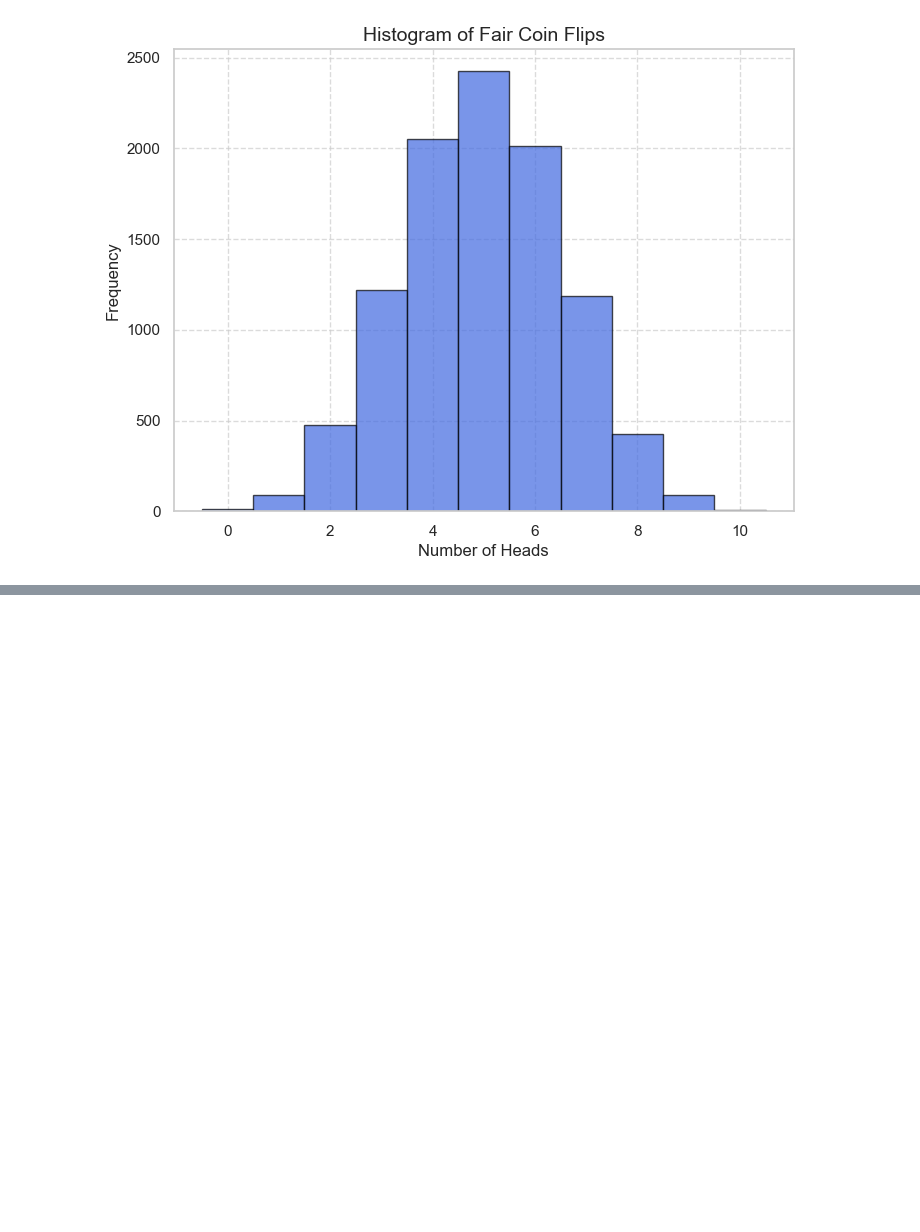
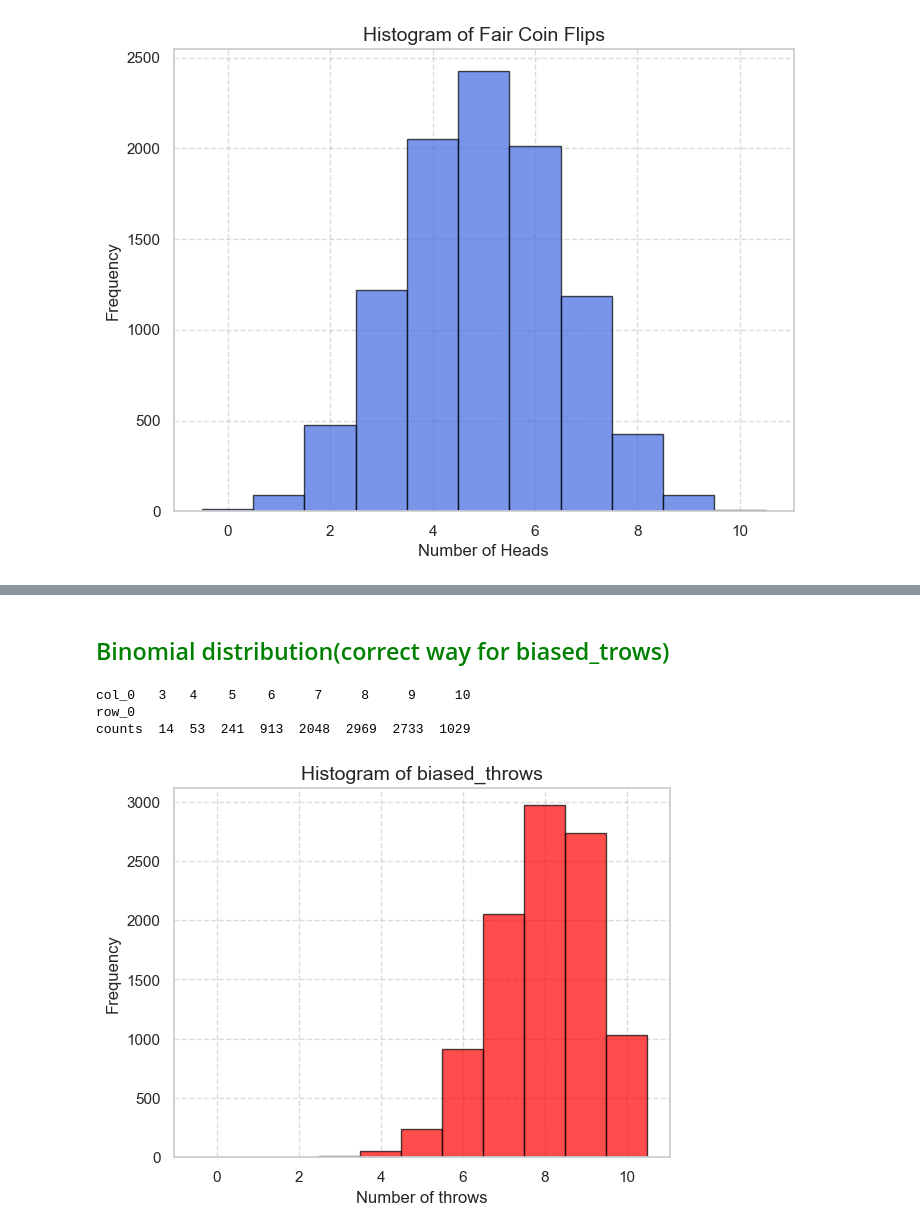
Before and after one commit to MBURIRI/Oil-prices-analysis, a Jupyter notebook: learning.ipynb, the cells around one changed output, grey strips where cells are left out. Cells and saved outputs as stored; diff of their text form; code cells hidden in the pictures; blank space fills up the shorter version.

Commit message:
statistical distributions

```diff
--- a/learning.ipynb
+++ b/learning.ipynb
@@ -137,0 +161,17 @@ Name: count, dtype: int64
+# %% [markdown]
+<h2 style="color: green;">Binomial distribution(correct way for biased_trows)</h2>
+# %%
+biased_trows=np.random.binomial(n=10,p=0.8, size=10000)
+# %%
+print(pd.crosstab(index="counts",columns=biased_trows))
+pd.DataFrame(biased_trows).hist(range=(-0.5,10.5),bins=11,color='red', edgecolor='black', alpha=0.7)
+plt.xlabel('Number of throws', fontsize=12)
+plt.ylabel('Frequency', fontsize=12)
+plt.title('Histogram of biased_throws', fontsize=14)
+plt.grid(True, linestyle='--', alpha=0.7)
+plt.show()
+# %% [output]
+col_0   3   4    5    6     7     8     9     10
+row_0
+counts  14  53  241  913  2048  2969  2733  1029
+[figure, added]
```
Also changed, not shown: parts of 20 cells of this notebook.
